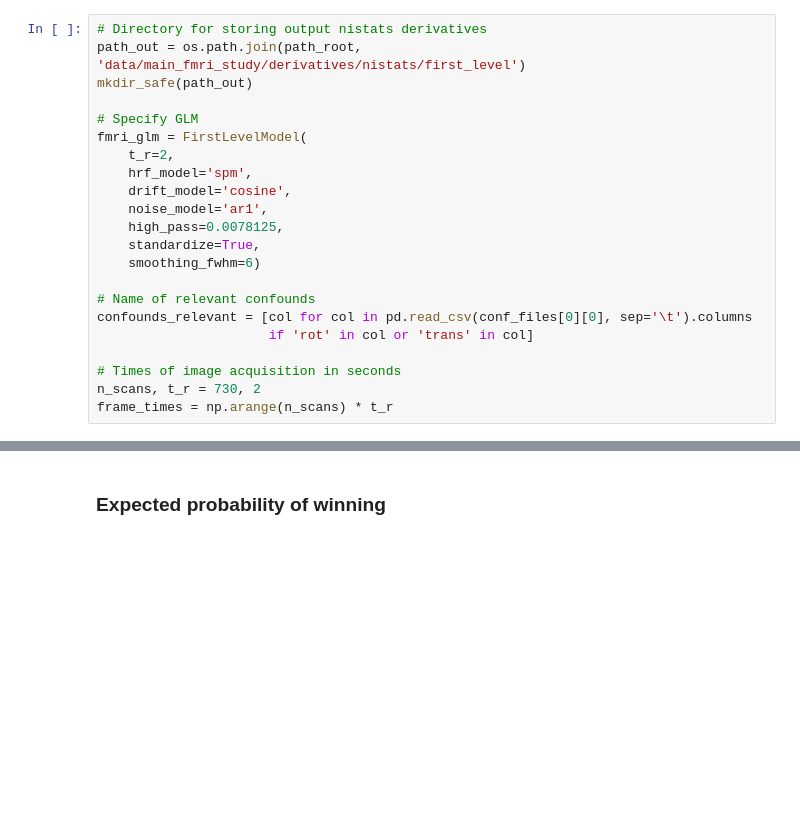
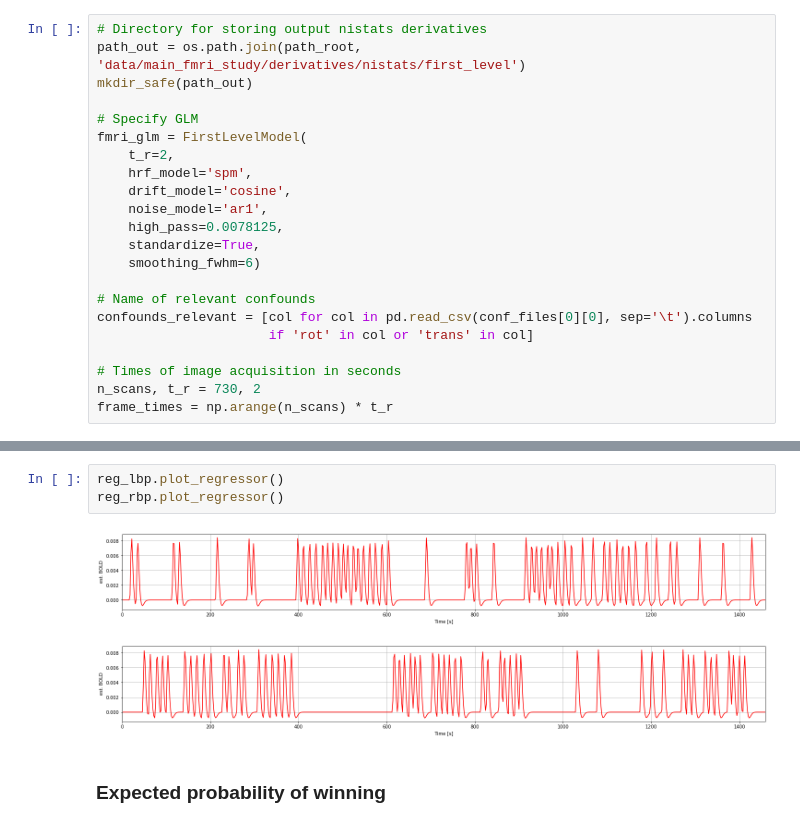
Before and after one commit to kbonna/decidenet, a Jupyter notebook: activation_analysis/dn_aa_01_first_level.ipynb, the cells around one changed output, grey strips where cells are left out. Drawn from its saved outputs; the diff is of its cells as text; blank space fills up the shorter version.

Commit message:
validated Regressor class, rewrited dn_aa_01_first_level

```diff
--- a/activation_analysis/dn_aa_01_first_level.ipynb
+++ b/activation_analysis/dn_aa_01_first_level.ipynb
@@ -389,3 +228,9 @@ def my_make_first_level_design_matrix(regressors: list, confounds):
+# %%
+reg_lbp.plot_regressor()
+reg_rbp.plot_regressor()
+# %% [output]
+[figure, added]
+[figure, added]
 # %% [markdown]
 ### Expected probability of winning
 # %%
```
Also changed, not shown: parts of 2 cells of this notebook, 1 other file.
